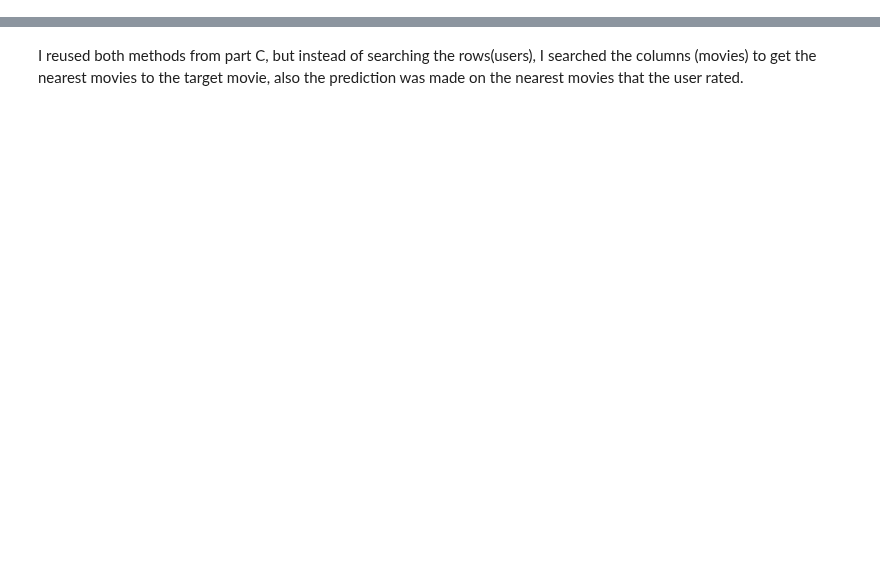
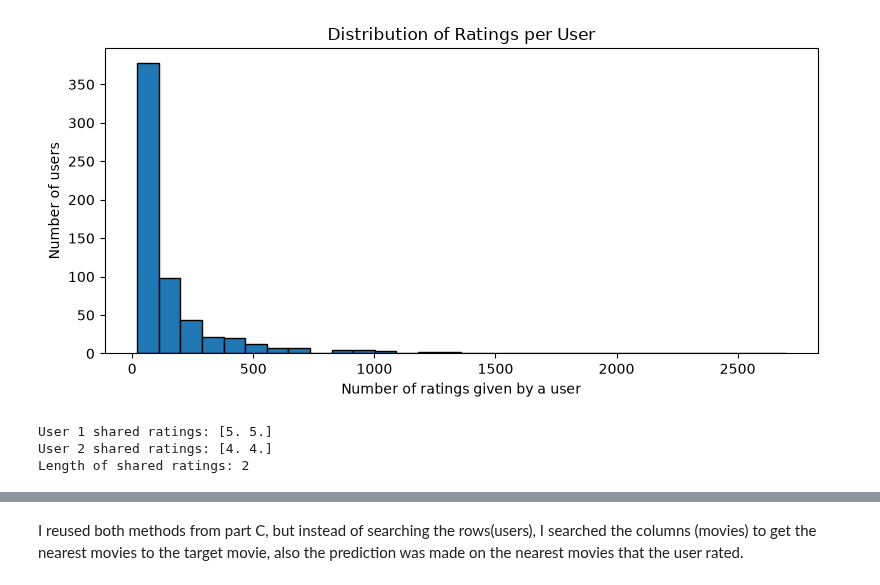
Before and after one commit to hagermaged/MachineLearning_Fall26, a Jupyter notebook: part2/part2.ipynb, the cells around one changed output, grey strips where cells are left out. Saved outputs shown, nothing was run; the diff lists cells and outputs as text; code cells hidden in the pictures; blank space fills up the shorter version.

```diff
--- a/part2/part2.ipynb
+++ b/part2/part2.ipynb
@@ -0,0 +93,14 @@
+# %%
+ratings_per_user = ratings.groupby("userId").size()
+
+plt.figure(figsize=(8, 4))
+
+plt.hist(ratings_per_user, bins=30, edgecolor="black")
+
+plt.xlabel("Number of ratings given by a user")
+plt.ylabel("Number of users")
+plt.title("Distribution of Ratings per User")
+plt.tight_layout()
+plt.show()
+# %% [output]
+[figure, added]
@@ -0,0 +124,11 @@
+# %%
+# test the function
+user_a, user_b = get_co_rated(matrix, 1, 2, axis="index")
+
+print("User 1 shared ratings:", user_a)
+print("User 2 shared ratings:", user_b)
+print(f"Length of shared ratings: {len(user_a)}")
+# %% [output]
+User 1 shared ratings: [5. 5.]
+User 2 shared ratings: [4. 4.]
+Length of shared ratings: 2
```
Also changed, not shown: parts of 14 cells of this notebook.
